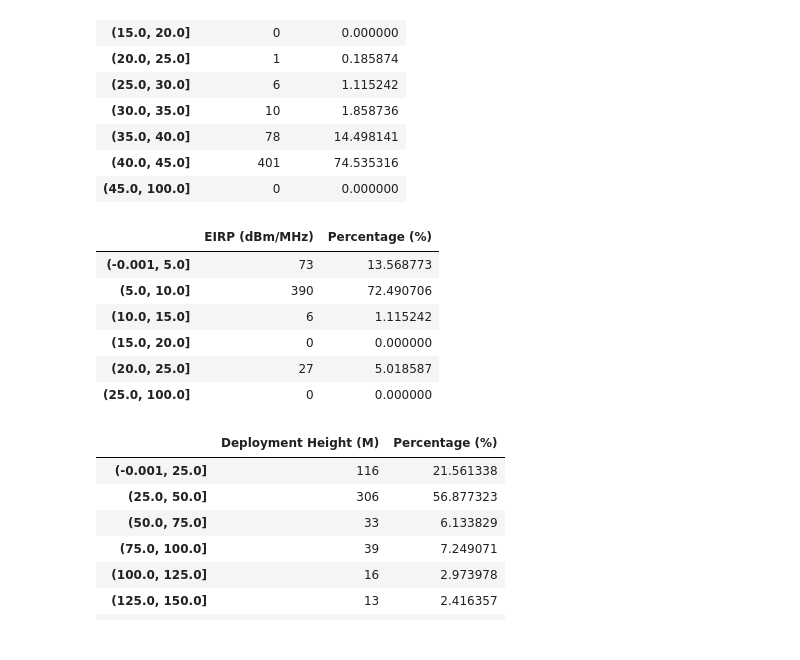
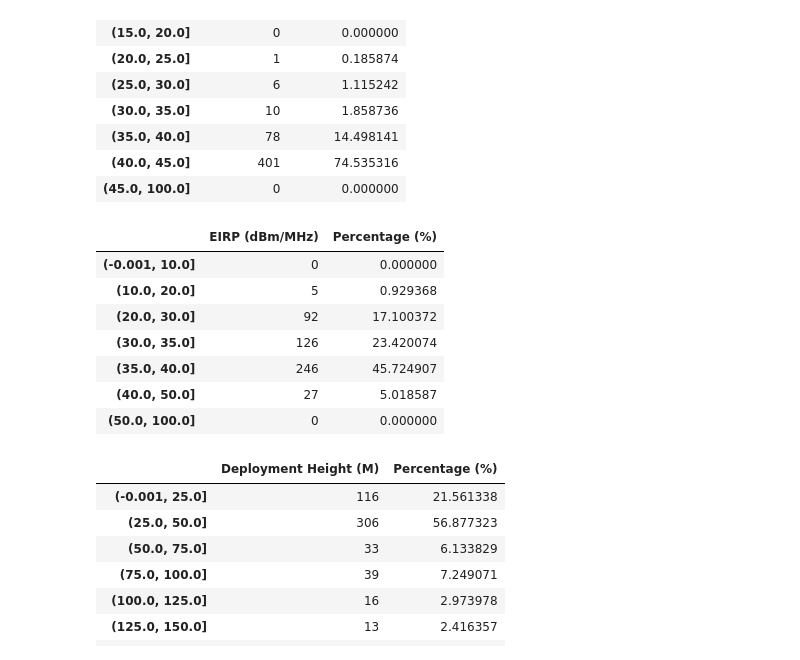
Before and after one commit to navnith-reddy/RAdata, a Jupyter notebook: dataProcessing.ipynb, the cells around one changed output. Cells and saved outputs as stored; diff of their text form; code cells hidden in the pictures.

Commit message:
Final Unwired update

```diff
--- a/dataProcessing.ipynb
+++ b/dataProcessing.ipynb
@@ -54,12 +56,13 @@ unwired = unwired.replace({0:np.nan})
 unwired['EIRP_dBm'] = 10 * np.log10(1000 * unwired['EIRP'])
 
 # Convert dBm to dBm/MHz
-unwired['EIRP_dBm/MHz'] = unwired['EIRP_dBm'] / unwired['BW (MHz)']
+unwired['EIRP_dBm/MHz'] = unwired['EIRP_dBm'] + 10 * np.log10(1 / unwired['BW (MHz)'])
 
 # Total Power into Antenna
 unwired['TPA_dBW'] = (unwired['EIRP_dBm'] - 30) - unwired['Antenna_Gain']
 unwired['TPA_W'] = np.power(10, (unwired['TPA_dBW'] / 10))
-unwired['TPA_dBm/MHz'] = unwired['TPA_dBW'] / unwired['BW (MHz)']
+unwired['TPA_dBm/MHz'] = unwired['TPA_dBW'] + 10 * np.log10(1 / unwired['BW (MHz)'])
+unwired['MHz_dBm'] = 10 * np.log10(1 / unwired['BW (MHz)'])
 
 # Save to xlsx
 unwired.reset_index(drop=True, inplace=True)
@@ -174,20 +177,21 @@ EIRPs_dBm
 | (45.0, 100.0] | 0 | 0.000000 |
 # %%
 # EIRP dBm/MHz
-bins = [0, 5, 10, 15, 20, 25, 100]
+bins = [0, 10, 20, 30, 35, 40, 50, 100]
 EIRPs_dBm = pd.DataFrame(unwired['EIRP_dBm/MHz'].value_counts(bins=bins, sort=False))
 EIRPs_dBm['Percentage (%)'] = (EIRPs_dBm['EIRP_dBm/MHz'] / 538) * 100
 EIRPs_dBm.rename(columns={'EIRP_dBm/MHz' : 'EIRP (dBm/MHz)'}, inplace=True)
 EIRPs_dBm.to_csv('Data/EIRPs_dBmHz.csv', index=True)
 EIRPs_dBm
 # %% [output]
 |  | EIRP (dBm/MHz) | Percentage (%) |
-| (-0.001, 5.0] | 73 | 13.568773 |
-| (5.0, 10.0] | 390 | 72.490706 |
-| (10.0, 15.0] | 6 | 1.115242 |
-| (15.0, 20.0] | 0 | 0.000000 |
-| (20.0, 25.0] | 27 | 5.018587 |
-| (25.0, 100.0] | 0 | 0.000000 |
+| (-0.001, 10.0] | 0 | 0.000000 |
+| (10.0, 20.0] | 5 | 0.929368 |
+| (20.0, 30.0] | 92 | 17.100372 |
+| (30.0, 35.0] | 126 | 23.420074 |
+| (35.0, 40.0] | 246 | 45.724907 |
+| (40.0, 50.0] | 27 | 5.018587 |
+| (50.0, 100.0] | 0 | 0.000000 |
 # %%
 # Antenna Height Distributions
 bins = [0, 25, 50, 75, 100, 125, 150, 175, 1000]
```
Also changed, not shown: parts of 3 cells of this notebook, 3 other files.
